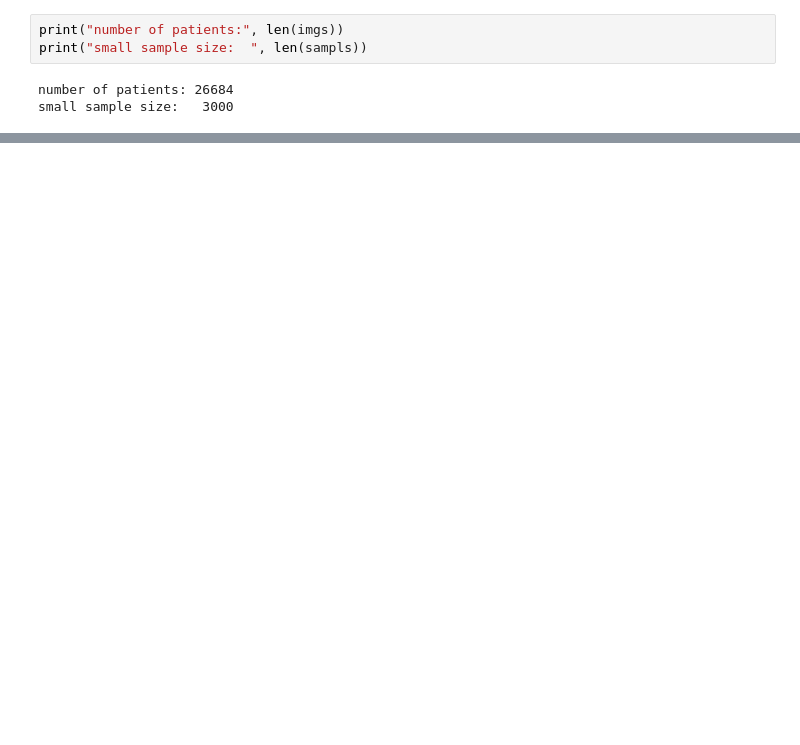
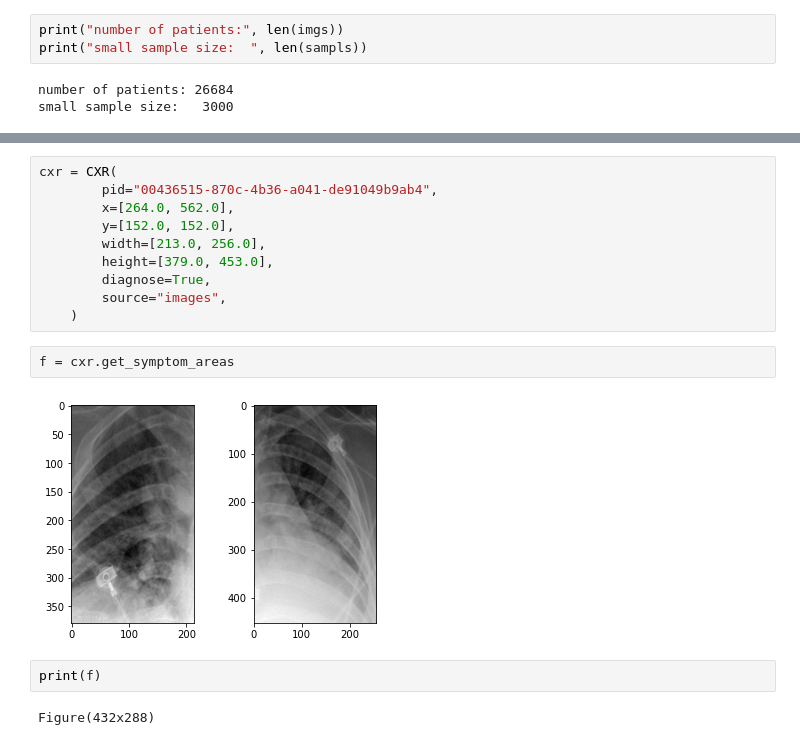
Before and after one commit to scotsun/pneumonia-analyzer, a Jupyter notebook: eda.ipynb, the cells around one changed output, grey strips where cells are left out. Drawn from its saved outputs; the diff is of its cells as text; blank space fills up the shorter version.

```diff
--- a/eda.ipynb
+++ b/eda.ipynb
@@ -30,0 +70,18 @@ small sample size:   3000
+# %%
+cxr = CXR(
+        pid="00436515-870c-4b36-a041-de91049b9ab4",
+        x=[264.0, 562.0],
+        y=[152.0, 152.0],
+        width=[213.0, 256.0],
+        height=[379.0, 453.0],
+        diagnose=True,
+        source="images",
+    )
+# %%
+f = cxr.get_symptom_areas
+# %% [output]
+[figure, added]
+# %%
+print(f)
+# %% [output]
+Figure(432x288)
```
Also changed, not shown: parts of 6 cells of this notebook, 2 other files.
